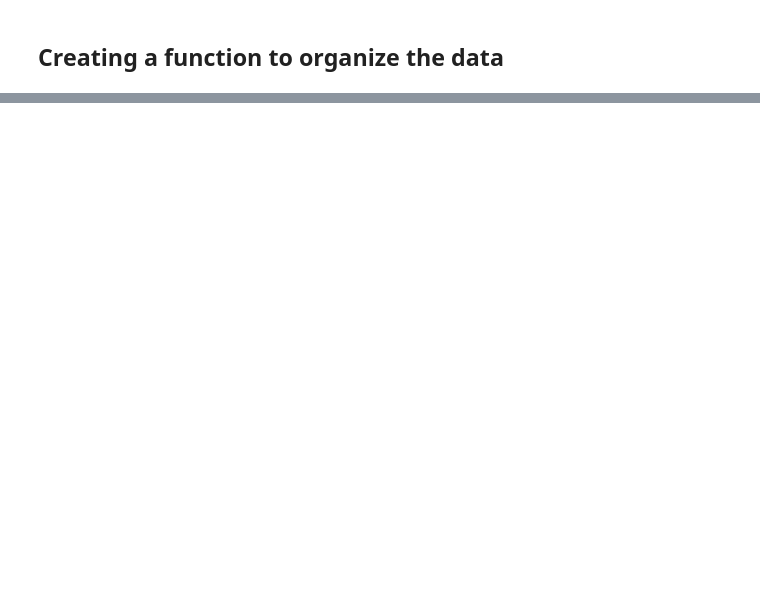
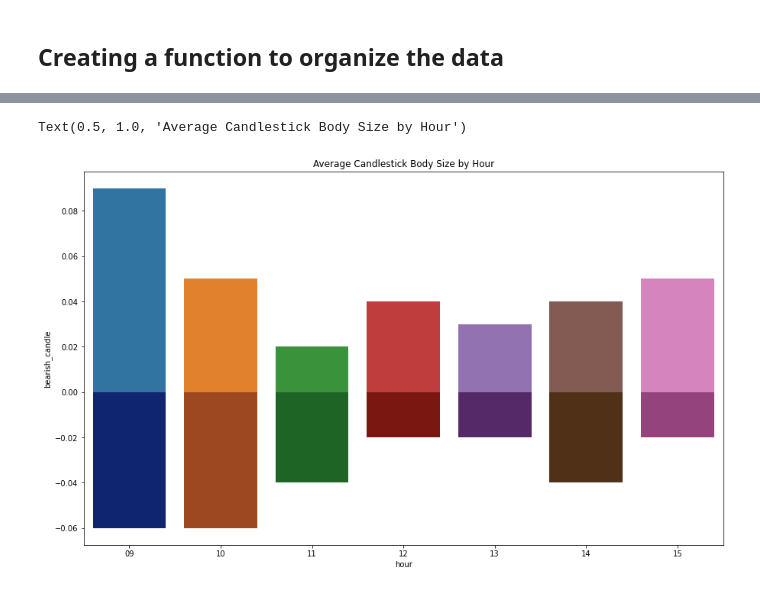
Before and after one commit to IgorComune/Financial-Markets, a Jupyter notebook: financial_markets.ipynb, the cells around one changed output, grey strips where cells are left out. Saved outputs shown, nothing was run; the diff lists cells and outputs as text; code cells hidden in the pictures; blank space fills up the shorter version.

```diff
--- a/financial_markets.ipynb
+++ b/financial_markets.ipynb
@@ -276,0 +438,10 @@ vale.head()
+# %%
+candle_grouped = vale.groupby('hour').mean()[['bullish_candle','bearish_candle']].round(2)
+# %%
+plt.figure(figsize=(15,9))
+sns.barplot(data=candle_grouped, x=candle_grouped.index, y="bullish_candle")
+sns.barplot(data=candle_grouped, x=candle_grouped.index, y="bearish_candle", palette='dark')
+plt.title('Average Candlestick Body Size by Hour')
+# %% [output]
+Text(0.5, 1.0, 'Average Candlestick Body Size by Hour')
+[figure, added]
```
Also changed, not shown: parts of 33 cells of this notebook, 1 other file.
